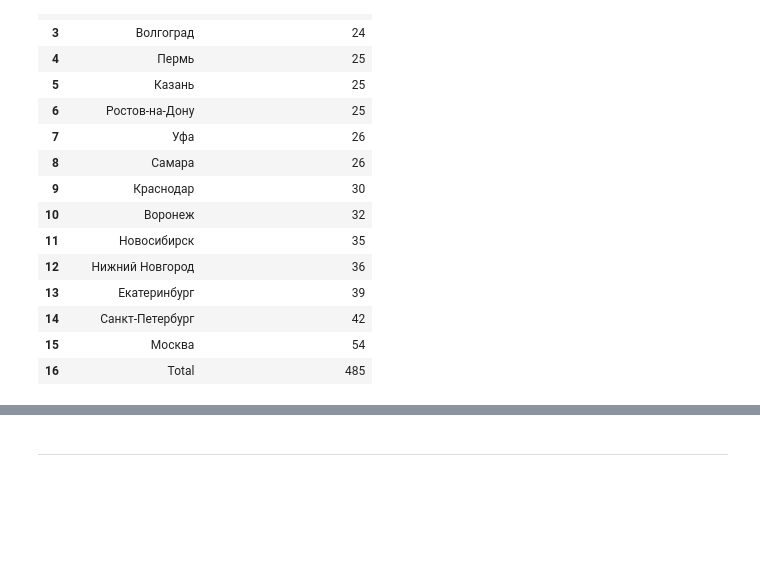
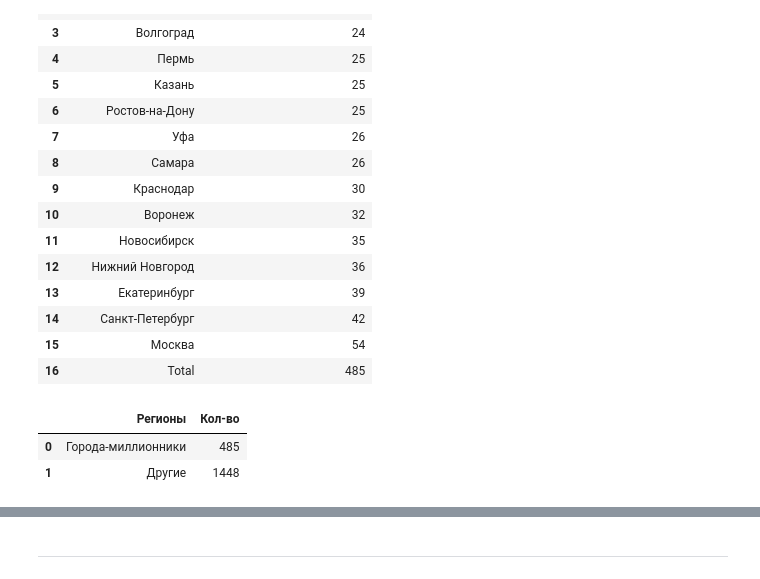
Before and after one commit to V3ence/DS_education, a Jupyter notebook: project_2/Project_2_Ноутбук_шаблон.ipynb, the cells around one changed output, grey strips where cells are left out. Cells and saved outputs as stored; diff of their text form; code cells hidden in the pictures; blank space fills up the shorter version.

```diff
--- a/project_2/Project_2_Ноутбук_шаблон.ipynb
+++ b/project_2/Project_2_Ноутбук_шаблон.ipynb
@@ -553,4 +557,11 @@ WHERE a.name IN {cities_1e6}
 
 ORDER BY 2
 '''
+# %%
+df5_7_1 = pd.read_sql_query(query_5_7_1, connection)
+display(df5_7_1)
+# %% [output]
+|  | Регионы | Кол-во |
+| 0 | Города-миллионники | 485 |
+| 1 | Другие | 1448 |
 # %%
```
Also changed, not shown: parts of 44 cells of this notebook, 5 other files.
